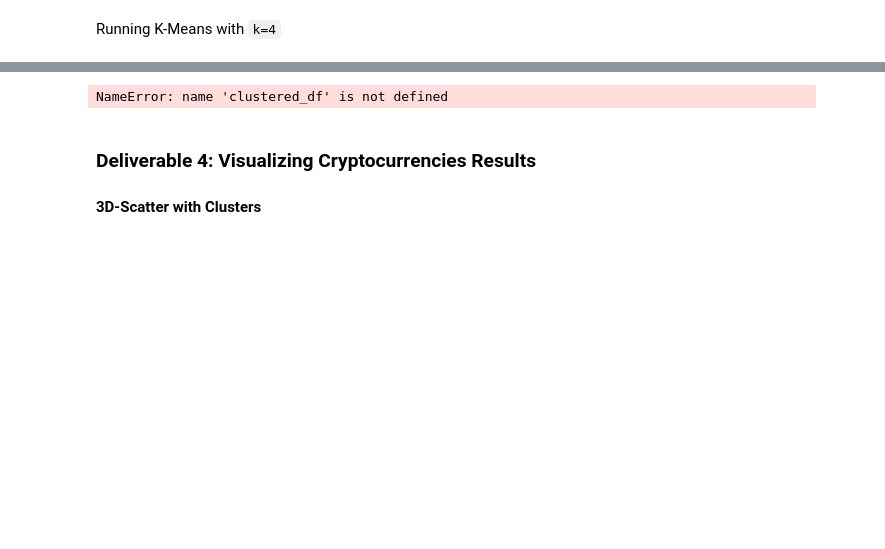
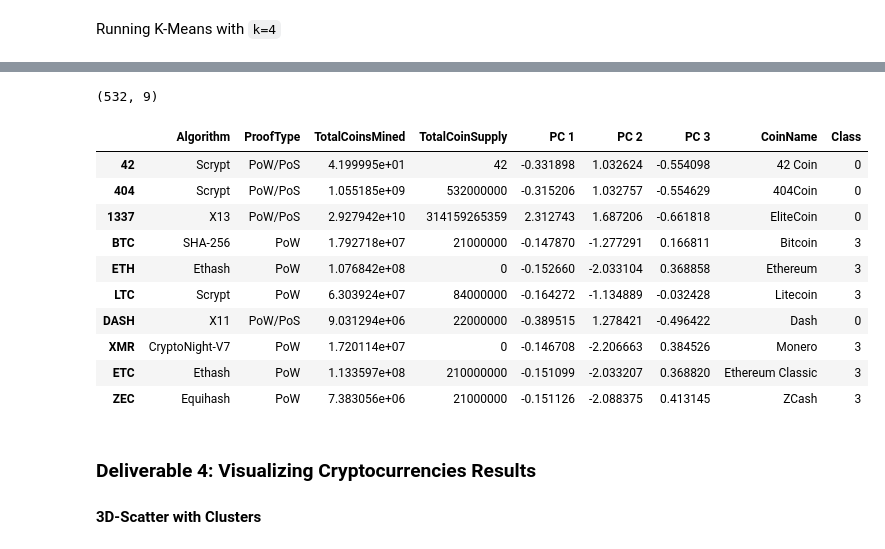
Before and after one commit to limaggieling/cryptocurrencies, a Jupyter notebook: crypto_clustering.ipynb, the cells around one changed output, grey strips where cells are left out. Saved outputs shown, nothing was run; the diff lists cells and outputs as text; code cells hidden in the pictures; blank space fills up the shorter version.

```diff
--- a/crypto_clustering.ipynb
+++ b/crypto_clustering.ipynb
@@ -200,19 +229,29 @@ Running K-Means with `k=4`
 # %%
 # Create a new DataFrame including predicted clusters and cryptocurrencies features.
 # Concatentate the crypto_df and pcs_df DataFrames on the same columns.
-# YOUR CODE HERE
-
+clustered_df = pd.concat([clean_crypto_df, pcs_df], axis=1, join ='inner')
 #  Add a new column, "CoinName" to the clustered_df DataFrame that holds the names of the cryptocurrencies.
-# YOUR CODE HERE
+clustered_df["CoinName"] = crypto_names_df.CoinName
 
 #  Add a new column, "Class" to the clustered_df DataFrame that holds the predictions.
-# YOUR CODE HERE
+clustered_df["Class"] = model.labels_
 
 # Print the shape of the clustered_df
 print(clustered_df.shape)
 clustered_df.head(10)
 # %% [output]
-NameError: name 'clustered_df' is not defined
+(532, 9)
+|  | Algorithm | ProofType | TotalCoinsMined | TotalCoinSupply | PC 1 | PC 2 | PC 3 | CoinName | Class |
+| 42 | Scrypt | PoW/PoS | 4.199995e+01 | 42 | -0.331898 | 1.032624 | -0.554098 | 42 Coin | 0 |
+| 404 | Scrypt | PoW/PoS | 1.055185e+09 | 532000000 | -0.315206 | 1.032757 | -0.554629 | 404Coin | 0 |
+| 1337 | X13 | PoW/PoS | 2.927942e+10 | 314159265359 | 2.312743 | 1.687206 | -0.661818 | EliteCoin | 0 |
+| BTC | SHA-256 | PoW | 1.792718e+07 | 21000000 | -0.147870 | -1.277291 | 0.166811 | Bitcoin | 3 |
+| ETH | Ethash | PoW | 1.076842e+08 | 0 | -0.152660 | -2.033104 | 0.368858 | Ethereum | 3 |
+| LTC | Scrypt | PoW | 6.303924e+07 | 84000000 | -0.164272 | -1.134889 | -0.032428 | Litecoin | 3 |
+| DASH | X11 | PoW/PoS | 9.031294e+06 | 22000000 | -0.389515 | 1.278421 | -0.496422 | Dash | 0 |
+| XMR | CryptoNight-V7 | PoW | 1.720114e+07 | 0 | -0.146708 | -2.206663 | 0.384526 | Monero | 3 |
+| ETC | Ethash | PoW | 1.133597e+08 | 210000000 | -0.151099 | -2.033207 | 0.368820 | Ethereum Classic | 3 |
+| ZEC | Equihash | PoW | 7.383056e+06 | 21000000 | -0.151126 | -2.088375 | 0.413145 | ZCash | 3 |
 # %% [markdown]
 ### Deliverable 4: Visualizing Cryptocurrencies Results
 
```
Also changed, not shown: parts of 14 cells of this notebook.
